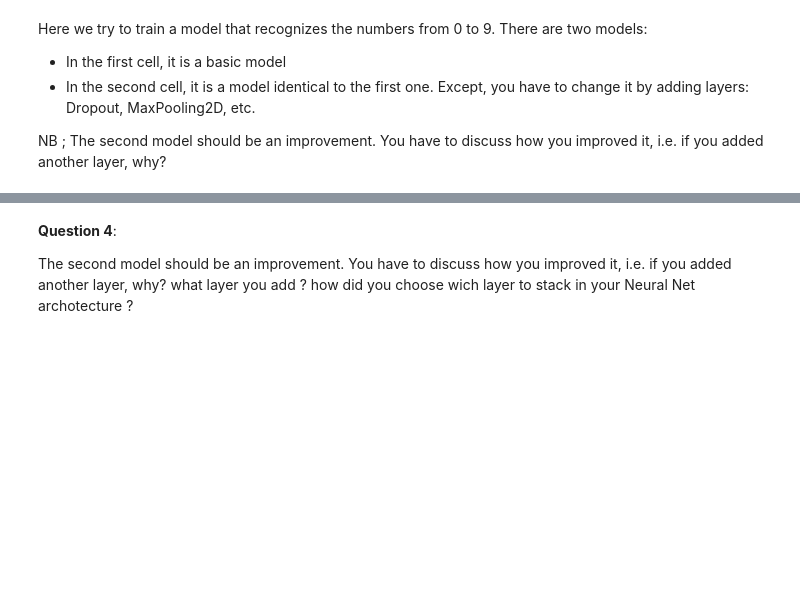
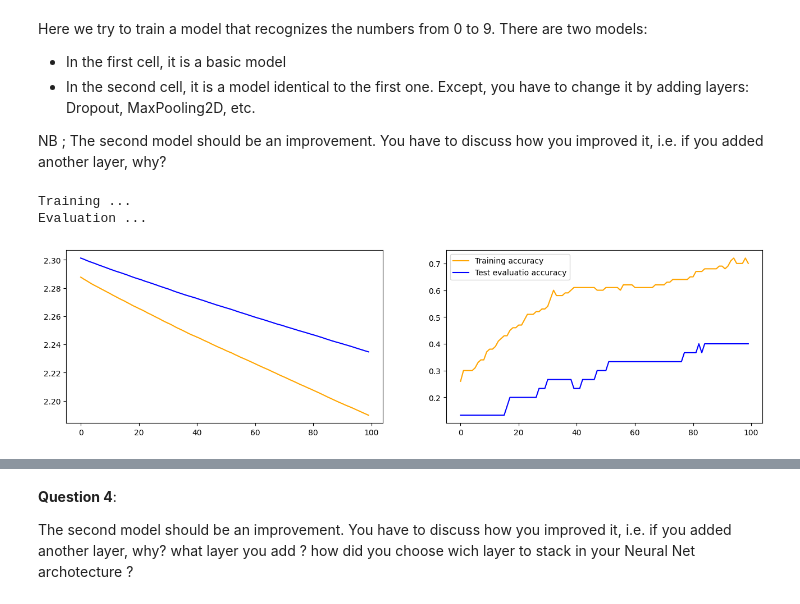
Before and after one commit to zlpkhr/cps2, a Jupyter notebook: up7 machine learning/session-5/LAB05_Azamat_ZULPYKHAR.ipynb, the cells around one changed output, grey strips where cells are left out. Cells and saved outputs as stored; diff of their text form; code cells hidden in the pictures; blank space fills up the shorter version.

```diff
--- a/up7 machine learning/session-5/LAB05_Azamat_ZULPYKHAR.ipynb
+++ b/up7 machine learning/session-5/LAB05_Azamat_ZULPYKHAR.ipynb
@@ -1090,35 +1159,39 @@ epochs = range(NBR_IT)
 
 input_shape = (28, 28, 1)
 
 detect_basic = Sequential()
 detect_basic.add(Dense(128, activation="relu", input_shape=input_shape))
 detect_basic.add(Flatten())
 detect_basic.add(Dense(10, activation="softmax"))
 
 detect_basic.compile(
     loss=tf.keras.losses.categorical_crossentropy,
     optimizer=tf.keras.optimizers.Adadelta(),
     metrics=["accuracy"])
 
 print("Training ...")
 results = detect_basic.fit(x_train, y_train_onehot, epochs=NBR_IT, validation_data=(x_test, y_test_onehot), verbose=0)
 
 # uncomment the following for evaluation
-# print("Evaluation ...")
-# score = detect_basic.evaluate(x_test, y_test_onehot, verbose=0)
+print("Evaluation ...")
+score = detect_basic.evaluate(x_test, y_test_onehot, verbose=0)
 
 history = results.history
 couts_train = history["loss"]
 couts_test = history["val_loss"]
 accuracy_train = history["accuracy"]
 accuracy_test = history["val_accuracy"]
 f, ax = plt.subplots(nrows=1, ncols=2, figsize=(16, 4))
 ax[0].plot(epochs, couts_train, color="orange", label="Training cost")
 ax[0].plot(epochs, couts_test, color="blue", label="Test evaluation Cost")
 ax[1].plot(epochs, accuracy_train, color="orange", label="Training accuracy")
 ax[1].plot(epochs, accuracy_test, color="blue", label="Test evaluatio accuracy")
 plt.legend()
 plt.show()
+# %% [output]
+Training ...
+Evaluation ...
+[figure, added]
 # %%
 # TODO improve the classification model (CNN)
 # =============== Modifier ici ===================
```
Also changed, not shown: parts of 17 cells of this notebook, 1 other file.
